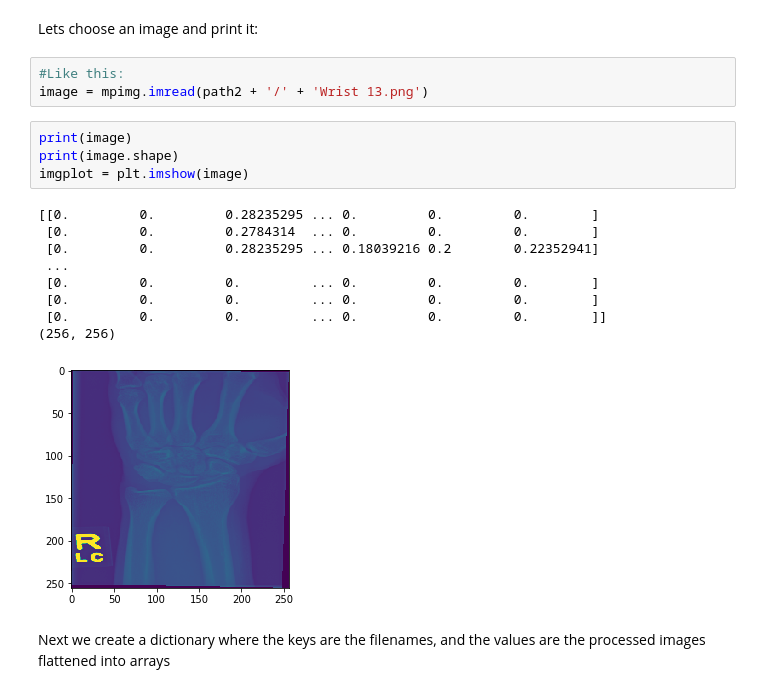
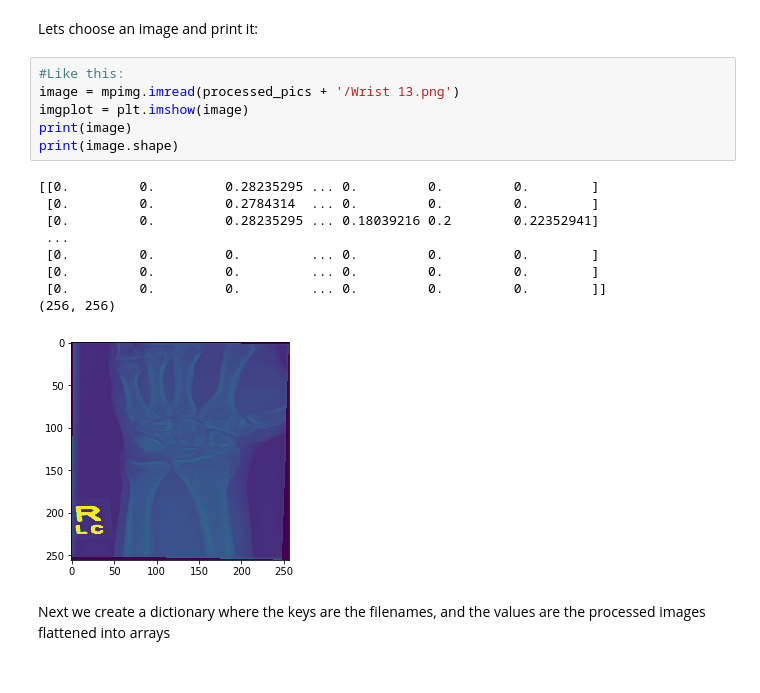
Before and after one commit to AzSaied/Bone-Recognition, a Jupyter notebook: Bone Rec - Binary V2.ipynb, the cells around one changed output. Cells and saved outputs as stored; diff of their text form.

```diff
--- a/Bone Rec - Binary V2.ipynb
+++ b/Bone Rec - Binary V2.ipynb
@@ -47,21 +68,20 @@ Lets try to view some of these images...
 Lets choose an image and print it:
 # %%
 #Like this:
-image = mpimg.imread(path2 + '/' + 'Wrist 13.png')
+image = mpimg.imread(processed_pics + '/Wrist 13.png')
+imgplot = plt.imshow(image)
+print(image)
+print(image.shape)
+# %% [output]
+[[0.         0.         0.28235295 ... 0.         0.         0.        ]
+ [0.         0.         0.2784314  ... 0.         0.         0.        ]
+ [0.         0.         0.28235295 ... 0.18039216 0.2        0.22352941]
+ ...
+ [0.         0.         0.         ... 0.         0.         0.        ]
+ [0.         0.         0.         ... 0.         0.         0.        ]
+ [0.         0.         0.         ... 0.         0.         0.        ]]
+(256, 256)
+[figure, added]
-# %%
-print(image)
-print(image.shape)
-imgplot = plt.imshow(image)
-# %% [output]
-[[0.         0.         0.28235295 ... 0.         0.         0.        ]
- [0.         0.         0.2784314  ... 0.         0.         0.        ]
- [0.         0.         0.28235295 ... 0.18039216 0.2        0.22352941]
- ...
- [0.         0.         0.         ... 0.         0.         0.        ]
- [0.         0.         0.         ... 0.         0.         0.        ]
- [0.         0.         0.         ... 0.         0.         0.        ]]
-(256, 256)
-[figure, removed]
 # %% [markdown]
 Next we create a dictionary where the keys are the filenames, and the values are the processed images flattened into arrays
 # %%
```
Also changed, not shown: parts of 17 cells of this notebook, 6 other files.
